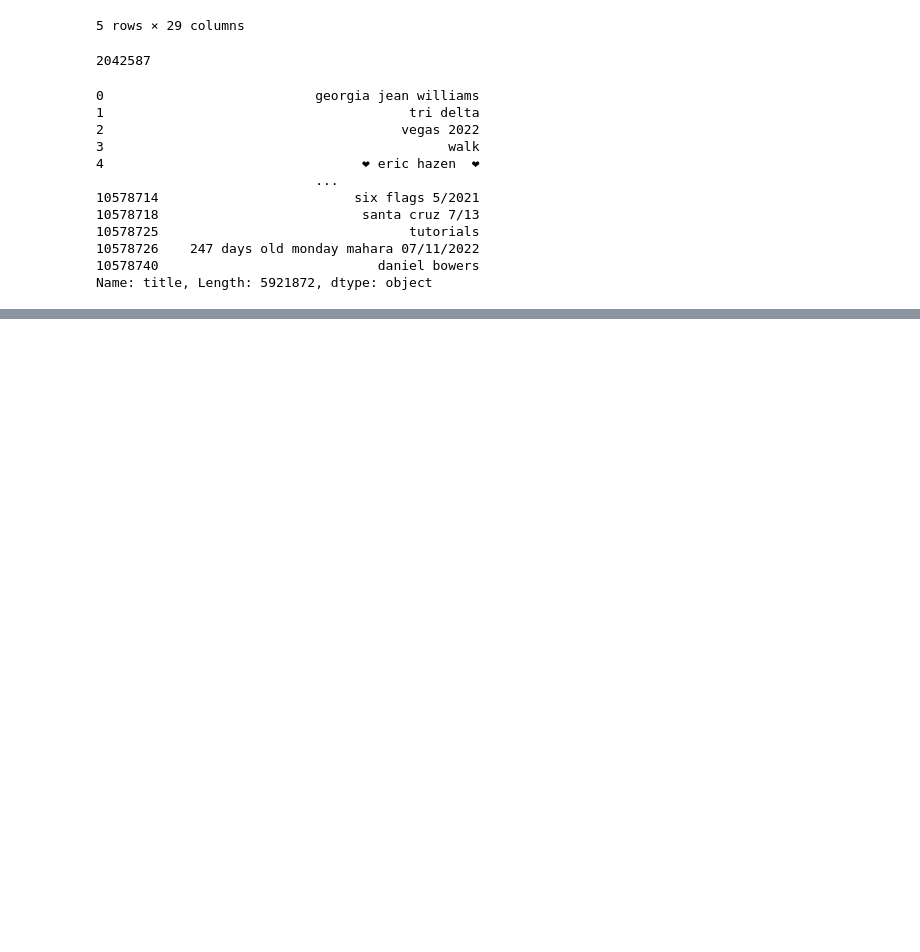
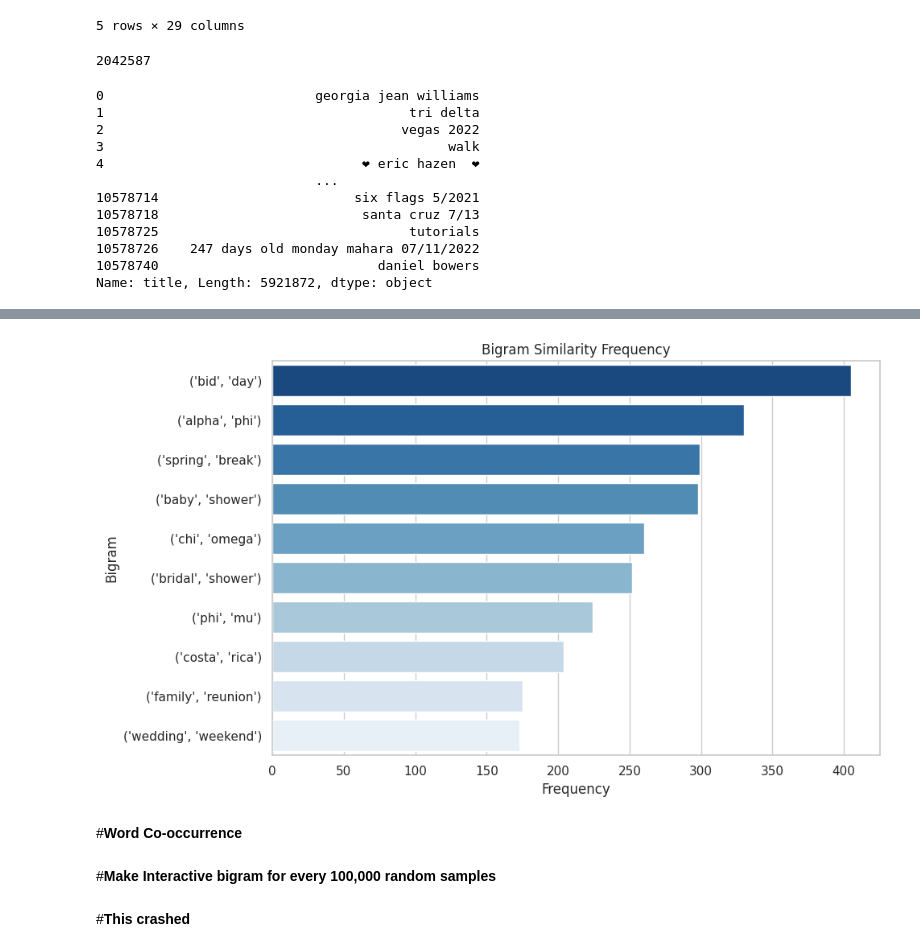
Before and after one commit to bvanitsthian/photocircle_nlp, a Jupyter notebook: circles_visualization.ipynb, the cells around one changed output, grey strips where cells are left out. Drawn from its saved outputs; the diff is of its cells as text; code cells hidden in the pictures; blank space fills up the shorter version.

```diff
--- a/circles_visualization.ipynb
+++ b/circles_visualization.ipynb
@@ -75,0 +176,16 @@ plt.show()
+# %%
+df = pd.DataFrame({'Bigram': bigrams, 'Frequency': frequencies})
+# %%
+sns.set(style='whitegrid')
+
+plt.figure(figsize=(10, 6))
+sns.barplot(x='Frequency', y='Bigram', data=df, palette='Blues_r')
+plt.xlabel('Frequency')
+plt.ylabel('Bigram')
+plt.title('Bigram Similarity Frequency')
+plt.tight_layout()
+plt.show()
+# %% [output]
+[figure, added]
+# %% [markdown]
+#**Word Co-occurrence**
@@ -75,0 +196,4 @@ plt.show()
+# %% [markdown]
+#**Make Interactive bigram for every 100,000 random samples**
+# %% [markdown]
+#**This crashed**
```
Also changed, not shown: parts of 19 cells of this notebook.
